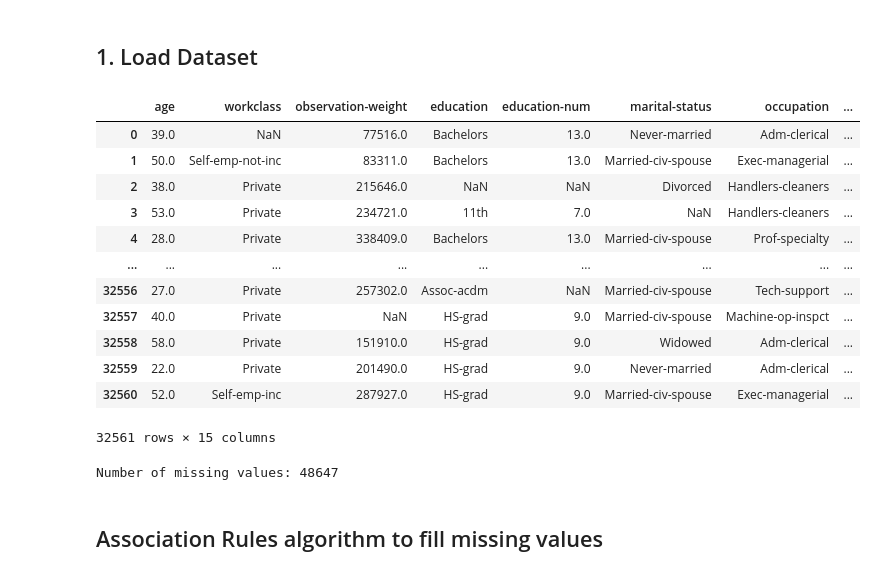
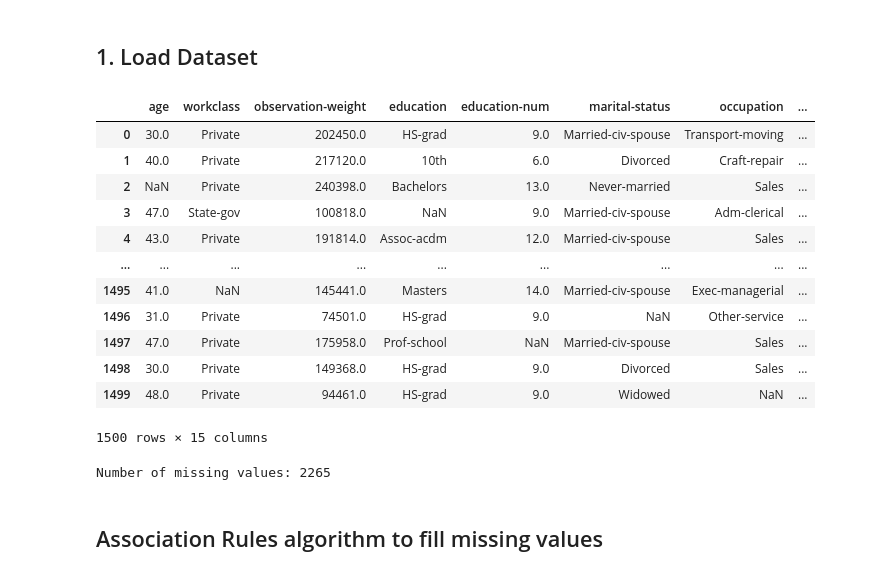
Before and after one commit to eyalmichon/DS_Project, a Jupyter notebook: DS_Workshop.ipynb, the cells around one changed output. Drawn from its saved outputs; the diff is of its cells as text; code cells hidden in the pictures.

```diff
--- a/DS_Workshop.ipynb
+++ b/DS_Workshop.ipynb
@@ -20,30 +19,30 @@ import utils
 ## 1. Load Dataset
 # %%
 # Read data from files.
-df = pd.read_csv('./data/adultsIncome/raw/adultsIncome_no_nan.csv')
-df_with_missing = pd.read_csv('./data/adultsIncome/10percent/adultsIncome_0.1_nan.csv')
+df = pd.read_csv('./data/adultsIncome/raw/adultsIncome_sampled_no_nan.csv')
+df_with_missing = pd.read_csv('./data/adultsIncome/10percent/adultsIncome_sampled_0.1_nan.csv')
 df_with_missing_ar = df_with_missing.copy(deep=True)
 df_with_missing_ml = df_with_missing.copy(deep=True)
 df_with_missing
 # %% [output]
 |  | age | workclass | observation-weight | education | education-num | marital-status | occupation | ... |
-| 0 | 39.0 | NaN | 77516.0 | Bachelors | 13.0 | Never-married | Adm-clerical | ... |
-| 1 | 50.0 | Self-emp-not-inc | 83311.0 | Bachelors | 13.0 | Married-civ-spouse | Exec-managerial | ... |
-| 2 | 38.0 | Private | 215646.0 | NaN | NaN | Divorced | Handlers-cleaners | ... |
-| 3 | 53.0 | Private | 234721.0 | 11th | 7.0 | NaN | Handlers-cleaners | ... |
-| 4 | 28.0 | Private | 338409.0 | Bachelors | 13.0 | Married-civ-spouse | Prof-specialty | ... |
+| 0 | 30.0 | Private | 202450.0 | HS-grad | 9.0 | Married-civ-spouse | Transport-moving | ... |
+| 1 | 40.0 | Private | 217120.0 | 10th | 6.0 | Divorced | Craft-repair | ... |
+| 2 | NaN | Private | 240398.0 | Bachelors | 13.0 | Never-married | Sales | ... |
+| 3 | 47.0 | State-gov | 100818.0 | NaN | 9.0 | Married-civ-spouse | Adm-clerical | ... |
+| 4 | 43.0 | Private | 191814.0 | Assoc-acdm | 12.0 | Married-civ-spouse | Sales | ... |
 | ... | ... | ... | ... | ... | ... | ... | ... | ... |
-| 32556 | 27.0 | Private | 257302.0 | Assoc-acdm | NaN | Married-civ-spouse | Tech-support | ... |
-| 32557 | 40.0 | Private | NaN | HS-grad | 9.0 | Married-civ-spouse | Machine-op-inspct | ... |
-| 32558 | 58.0 | Private | 151910.0 | HS-grad | 9.0 | Widowed | Adm-clerical | ... |
-| 32559 | 22.0 | Private | 201490.0 | HS-grad | 9.0 | Never-married | Adm-clerical | ... |
-| 32560 | 52.0 | Self-emp-inc | 287927.0 | HS-grad | 9.0 | Married-civ-spouse | Exec-managerial | ... |
+| 1495 | 41.0 | NaN | 145441.0 | Masters | 14.0 | Married-civ-spouse | Exec-managerial | ... |
+| 1496 | 31.0 | Private | 74501.0 | HS-grad | 9.0 | NaN | Other-service | ... |
+| 1497 | 47.0 | Private | 175958.0 | Prof-school | NaN | Married-civ-spouse | Sales | ... |
+| 1498 | 30.0 | Private | 149368.0 | HS-grad | 9.0 | Divorced | Sales | ... |
+| 1499 | 48.0 | Private | 94461.0 | HS-grad | 9.0 | Widowed | NaN | ... |
-32561 rows × 15 columns
+1500 rows × 15 columns
 # %%
 num_of_missing_before = df_with_missing_ar.isnull().sum().sum()
 print(f'Number of missing values: {num_of_missing_before}')
 # %% [output]
-Number of missing values: 48647
+Number of missing values: 2265
 # %% [markdown]
 ## Association Rules algorithm to fill missing values
 # %%
```
Also changed, not shown: parts of 13 cells of this notebook, 3 other files.
